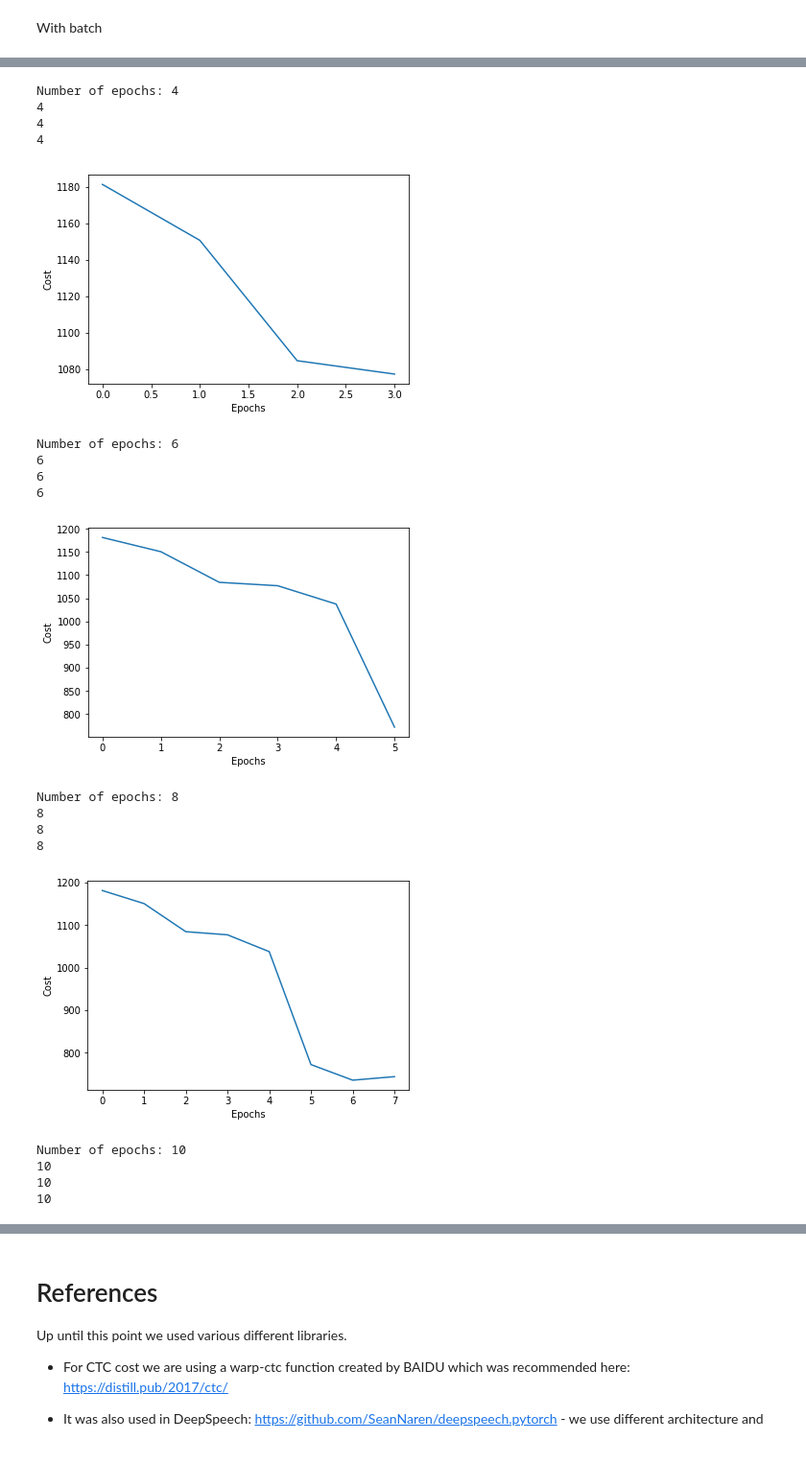
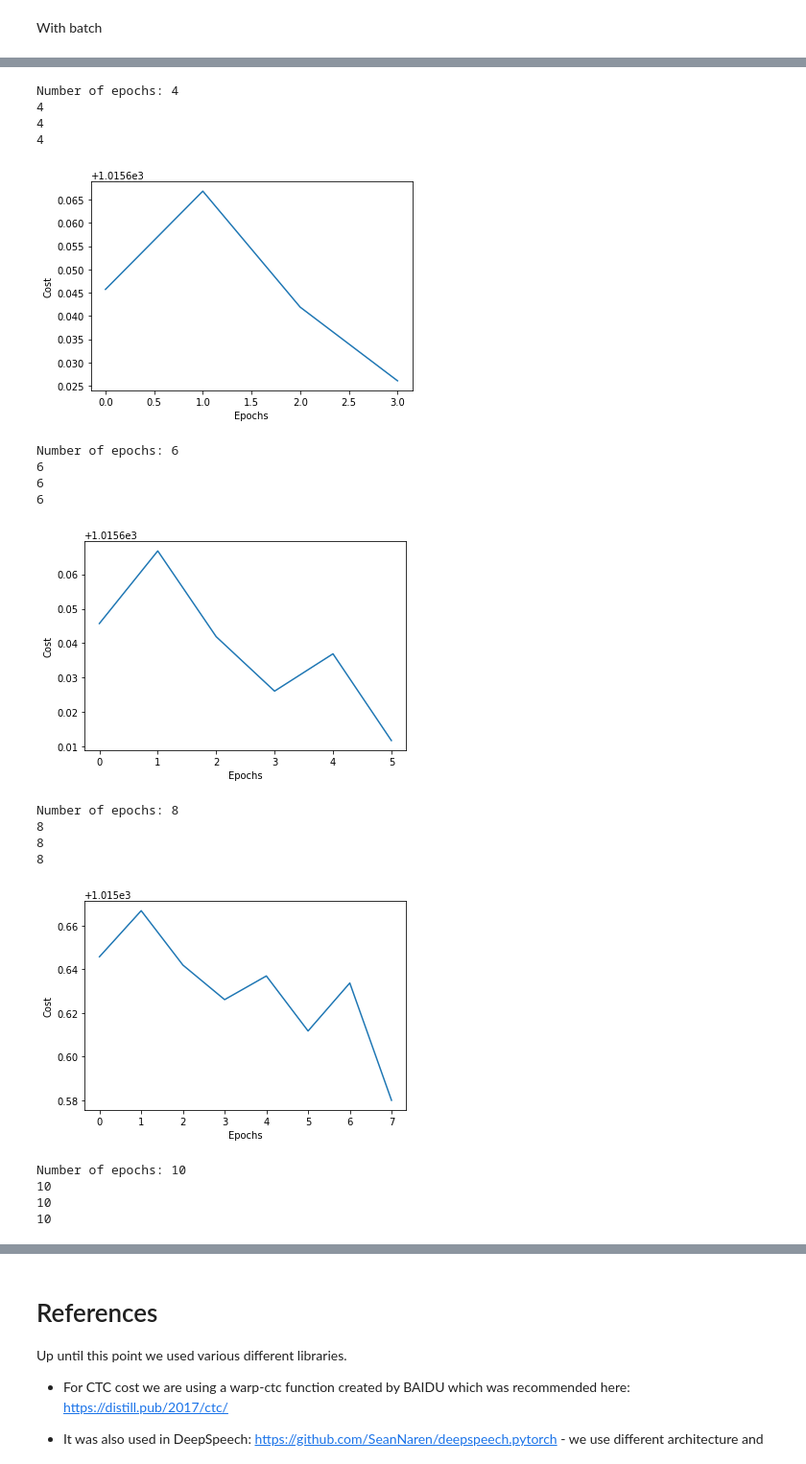
Before and after one commit to Davide01/automatic-speech-recognition, a Jupyter notebook: Sound-preprocessing_1.ipynb, the cells around one changed output, grey strips where cells are left out. Shown at 96% size. Saved outputs shown, nothing was run; the diff lists cells and outputs as text; code cells hidden in the pictures.

```diff
--- a/Sound-preprocessing_1.ipynb
+++ b/Sound-preprocessing_1.ipynb
@@ -397,7 +397,7 @@ stride_conv10 = (1, 1) # [stride_height, stride_width]
 padding_conv10 = (0,0)
 dilation_conv10 = (1,1)
 
-batch_size=1
+batch_size=10
 num_l1 = 512
 dilation=1
 
@@ -569,7 +569,7 @@ Net(
 )
 # %%
 criterion = CTCLoss()
-optimizer = optim.Adam(net.parameters(), lr=0.0001)
+optimizer = optim.Adam(net.parameters(), lr=0.0005)
 # %% [markdown]
 # Step 4
 
@@ -579,7 +579,7 @@ optimizer = optim.Adam(net.parameters(), lr=0.0001)
 # %%
 num_epochs = 50
 valid_epochs=10
-num_samples = 5
+num_samples = 100
 all_labels= [
     "-",
     "A",
@@ -723,7 +723,7 @@ while epoch < num_epochs:
                 print(out.shape)
 
                 ground_truth = ''.join(labels_valid[j])
-                predicted = ''.join(greedy_decoder(out[0], all_labels))
+                predicted = ''.join(greedy_decoder(out[j], all_labels))
                 print("Predicted: " + predicted)
                 print("Ground truth: " + ground_truth)
                 wer = WER(predicted, ground_truth)
@@ -742,18 +742,18 @@ Number of epochs: 2
 Number of epochs: 4
 4
 4
 4
-[figure, old version]
+[figure, new version]
 Number of epochs: 6
 6
 6
 6
-[figure, old version]
+[figure, new version]
 Number of epochs: 8
 8
 8
 8
-[figure, old version]
+[figure, new version]
 Number of epochs: 10
 10
 10
```
Also changed, not shown: parts of 4 cells of this notebook.
